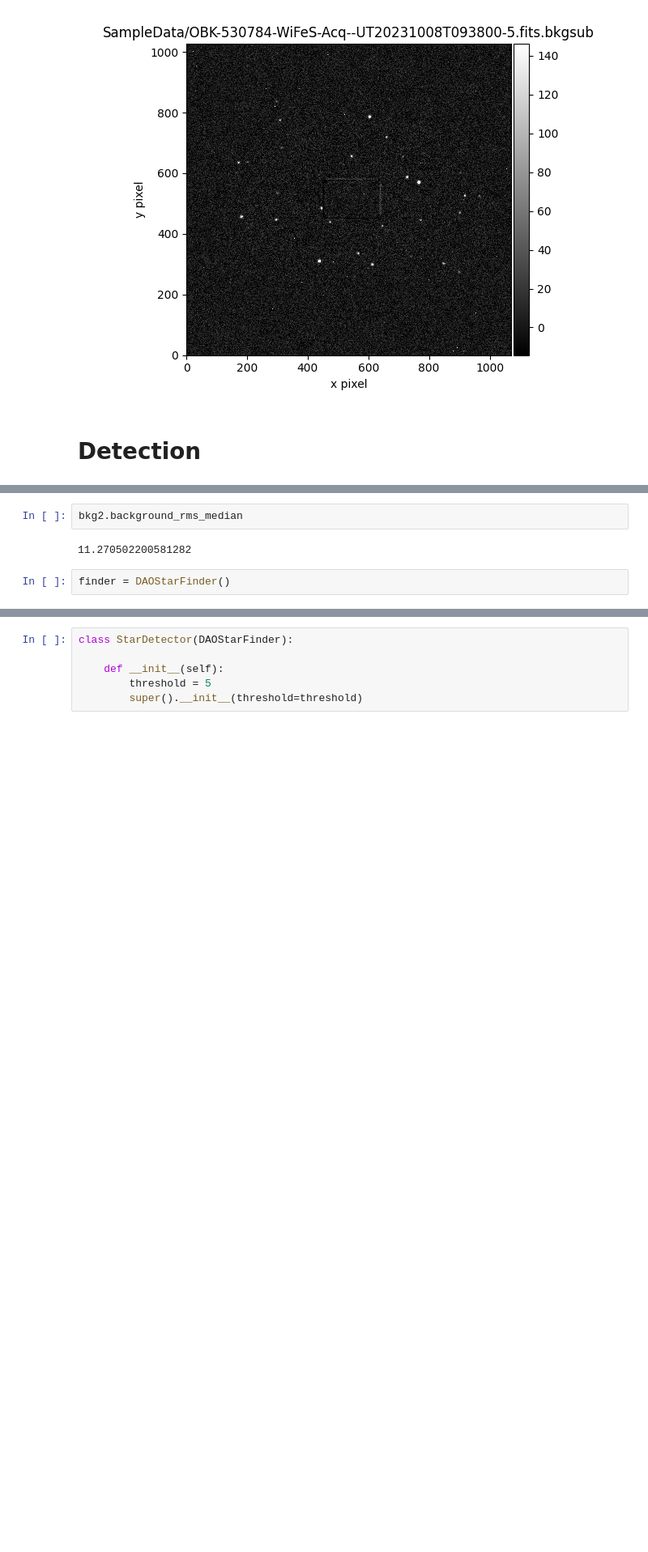
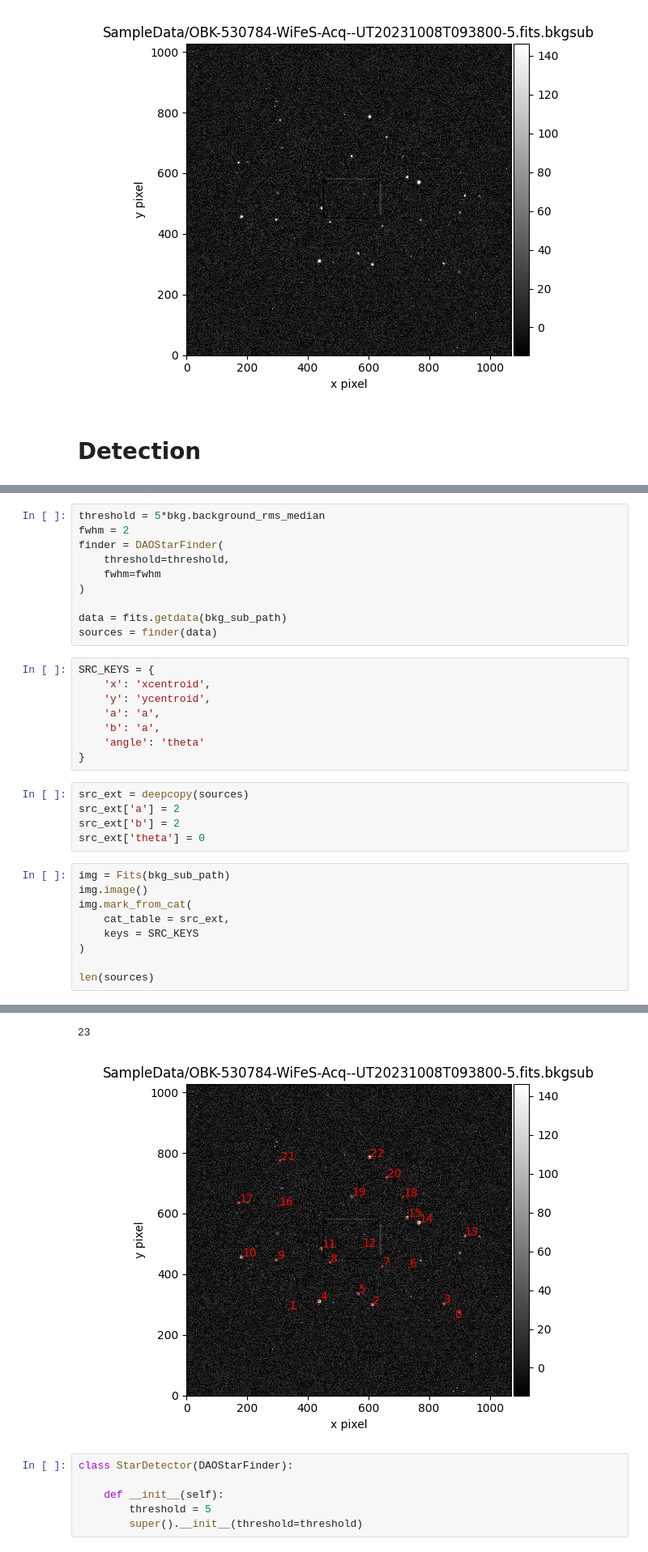
Before and after one commit to MaxFleming23/WiFeS_seeing, a Jupyter notebook: start.ipynb, the cells around one changed output, grey strips where cells are left out. Shown at 81% size. Saved outputs shown, nothing was run; the diff lists cells and outputs as text; blank space fills up the shorter version.

Commit message:
source-detection-do

```diff
--- a/start.ipynb
+++ b/start.ipynb
@@ -458,6 +428,33 @@ bkg2.background_median
-# %%
-bkg2.background_rms_median
-# %% [output]
-11.270502200581282
-# %%
-finder = DAOStarFinder()
+# %%
+threshold = 5*bkg.background_rms_median
+fwhm = 2
+finder = DAOStarFinder(
+    threshold=threshold,
+    fwhm=fwhm
+)
+
+data = fits.getdata(bkg_sub_path)
+sources = finder(data)
+# %%
+SRC_KEYS = {
+    'x': 'xcentroid',
+    'y': 'ycentroid',
+    'a': 'a',
+    'b': 'a',
+    'angle': 'theta'
+}
+# %%
+src_ext = deepcopy(sources)
+src_ext['a'] = 2
+src_ext['b'] = 2
+src_ext['theta'] = 0
+# %%
+img = Fits(bkg_sub_path)
+img.image()
+img.mark_from_cat(
+    cat_table = src_ext,
+    keys = SRC_KEYS
+)
+
+len(sources)
+# %% [output]
@@ -464,3 +464,5 @@ finder = DAOStarFinder()
+23
+[figure, added]
 # %%
 class StarDetector(DAOStarFinder):
 
```
Also changed, not shown: parts of 14 cells of this notebook, 2 other files.
